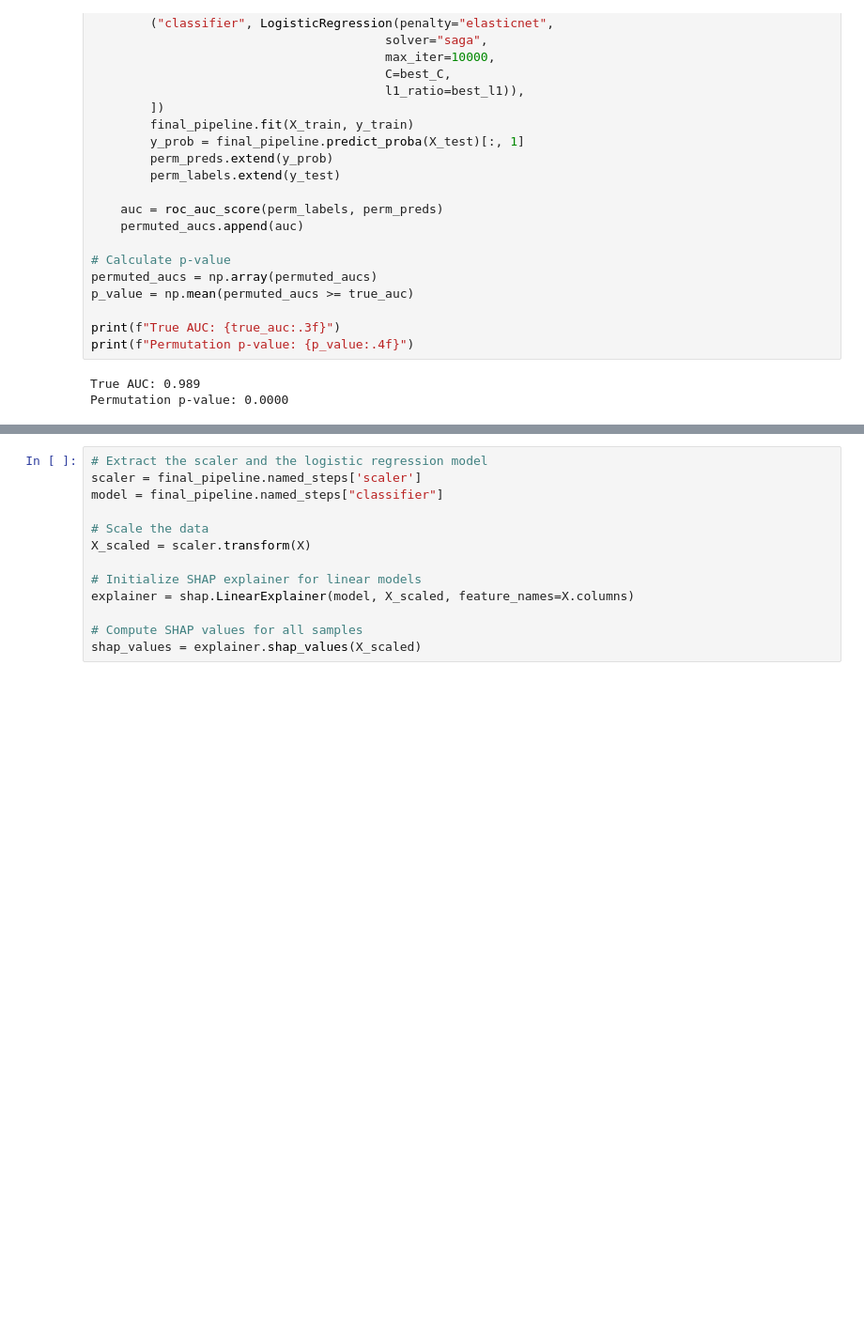
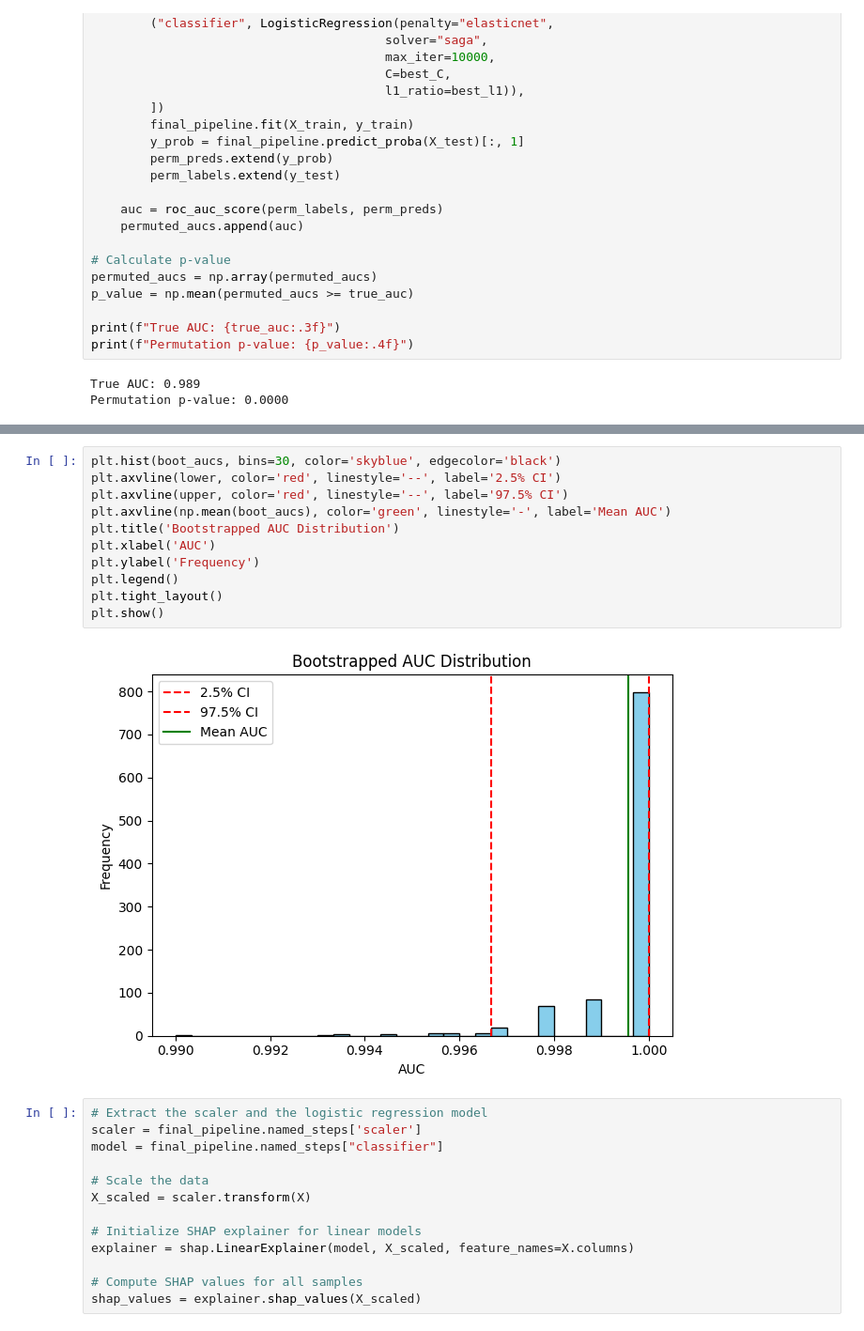
Before and after one commit to tomlas32/Diabetes, a Jupyter notebook: ML_pipeline.ipynb, the cells around one changed output, grey strips where cells are left out. Shown at 94% size. Saved outputs shown, nothing was run; the diff lists cells and outputs as text; blank space fills up the shorter version.

```diff
--- a/ML_pipeline.ipynb
+++ b/ML_pipeline.ipynb
@@ -274,3 +326,16 @@ Permutation p-value: 0.0000
+# %%
+plt.hist(boot_aucs, bins=30, color='skyblue', edgecolor='black')
+plt.axvline(lower, color='red', linestyle='--', label='2.5% CI')
+plt.axvline(upper, color='red', linestyle='--', label='97.5% CI')
+plt.axvline(np.mean(boot_aucs), color='green', linestyle='-', label='Mean AUC')
+plt.title('Bootstrapped AUC Distribution')
+plt.xlabel('AUC')
+plt.ylabel('Frequency')
+plt.legend()
+plt.tight_layout()
+plt.show()
+# %% [output]
+[figure, added]
 # %%
 # Extract the scaler and the logistic regression model
 scaler = final_pipeline.named_steps['scaler']
```
Also changed, not shown: parts of 1 cell of this notebook.
